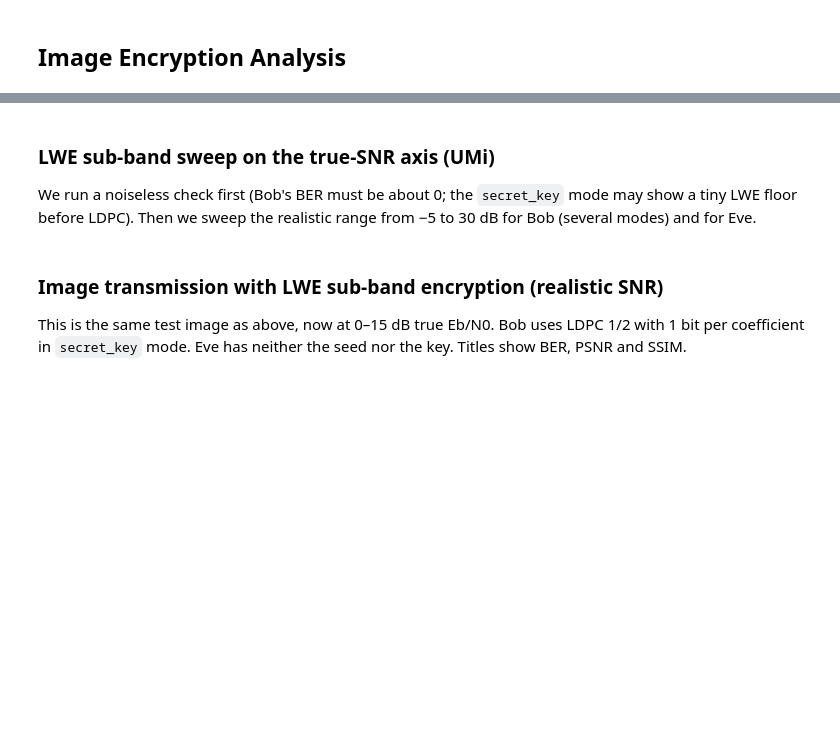
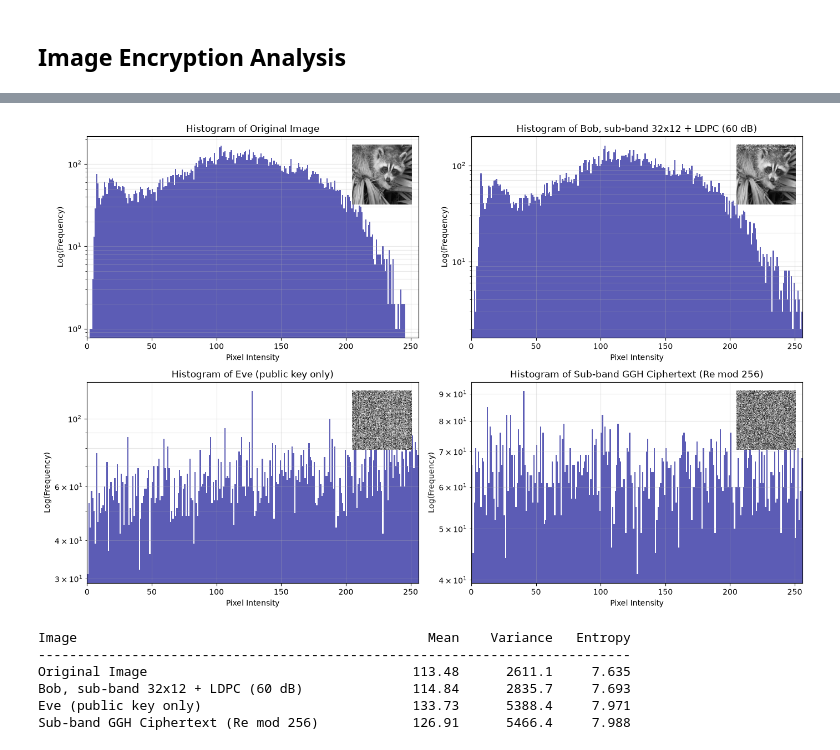
Before and after one commit to DanielGrahamB/pqc-research, a Jupyter notebook: PQC_MIMO_Simulations_subband.ipynb, the cells around one changed output, grey strips where cells are left out. Cells and saved outputs as stored; diff of their text form; code cells hidden in the pictures; blank space fills up the shorter version.

```diff
--- a/PQC_MIMO_Simulations_subband.ipynb
+++ b/PQC_MIMO_Simulations_subband.ipynb
@@ -1539,4 +1388,0 @@ class LWESubbandModel(Model):
-# %% [markdown]
-### LWE sub-band sweep on the true-SNR axis (UMi)
-
-We run a noiseless check first (Bob's BER must be about 0; the `secret_key` mode may show a tiny LWE floor before LDPC). Then we sweep the realistic range from −5 to 30 dB for Bob (several modes) and for Eve.
@@ -1593,4 +1388,0 @@ for label, *_ in LWE_CONFIGS:
-# %% [markdown]
-### Image transmission with LWE sub-band encryption (realistic SNR)
-
-This is the same test image as above, now at 0–15 dB true Eb/N0. Bob uses LDPC 1/2 with 1 bit per coefficient in `secret_key` mode. Eve has neither the seed nor the key. Titles show BER, PSNR and SSIM.
@@ -1614,0 +1389,66 @@ plt.tight_layout(); plt.show()
+# %%
+# ============================================================
+# Histograms for the SUB-BAND 32x12 + LDPC version
+# Run AFTER the sub-band image transmission cell.
+# ============================================================
+EBNO_HIST = 120 if TRUE_SNR else 60
+
+m = SubbandModel("umi", band_width=32, band_time=12, distinct_bases=True, use_ldpc=True, normalize_power=TRUE_SNR)
+if torch.cuda.is_available(): m.cuda()
+m._channel_model.allocate_topology_tensors(batch_size=16, num_bs=1, num_ut=m._num_ut)
+
+# --- Bob and Eve use the SAME keys (same model, only the decoding basis changes) ---
+bob_sb = np.packbits(send_image_bits(m, bits, EBNO_HIST).astype(np.uint8)).reshape(res, res)
+m._eve = True
+eve_sb = np.packbits(send_image_bits(m, bits, EBNO_HIST).astype(np.uint8)).reshape(res, res)
+m._eve = False
+
+# --- Ciphertext: LDPC encode -> interleave -> QAM -> tiles -> encrypt each tile ---
+with torch.no_grad():
+    k, ntx = m._k, m._num_tx
+    n_batch = 3                                   # 3 x 4 users x 1536 symbols > 128*128 values
+    need = n_batch * ntx * k
+    b_np = np.resize(bits, need)                  # repeat image bits to fill the frames
+    b = torch.tensor(b_np, dtype=torch.float64).reshape(n_batch, ntx, 1, k)
+    if torch.cuda.is_available(): b = b.cuda()
+    c_bits = m._encoder(b)[..., m._ilv.to(b.device)]
+    xt = m._to_tiles(m._mapper(c_bits).to(torch.complex128))
+    cts = []
+    for g in range(m._num_tiles):
+        eng = m._engine(g)
+        eng.B = eng.B.to(device=xt.device, dtype=torch.complex128)
+        cts.append(eng.encrypt(xt[..., g, :].reshape(-1, m._n_sub) * 10**0.5))
+    c_real = torch.cat(cts).real.flatten().cpu().numpy()
+cipher_sb = (np.round(c_real[:res * res]) % 256).astype(np.uint8).reshape(res, res)
+
+# --- Plot + stats (reuses entropy8 from the previous histogram cell) ---
+panels = [
+    ("Original Image",                           img),
+    (f"Bob, sub-band 32x12 + LDPC ({EBNO_HIST} dB)", bob_sb),
+    ("Eve (public key only)",                    eve_sb),
+    ("Sub-band GGH Ciphertext (Re mod 256)",     cipher_sb),
+]
+fig, axes = plt.subplots(2, 2, figsize=(14, 9))
+for ax, (title, im) in zip(axes.ravel(), panels):
+    ax.hist(np.asarray(im).ravel(), bins=256, range=(0, 256), color="#3F3FA8", alpha=0.85)
+    ax.set_yscale("log"); ax.set_xlim(0, 256)
+    ax.set_title("Histogram of " + title, fontsize=12)
+    ax.set_xlabel("Pixel Intensity"); ax.set_ylabel("Log(Frequency)")
+    ax.grid(True, which="both", alpha=0.3)
+    inset = ax.inset_axes([0.80, 0.66, 0.18, 0.30])
+    inset.imshow(im, cmap="gray", vmin=0, vmax=255); inset.axis("off")
+plt.tight_layout(); plt.show()
+
+print(f"{'Image':44s}{'Mean':>10s}{'Variance':>12s}{'Entropy':>10s}")
+print("-" * 76)
+for title, im in panels:
+    a = np.asarray(im, dtype=np.float64)
+    print(f"{title:44s}{a.mean():10.2f}{a.var():12.1f}{entropy8(im):10.3f}")
+# %% [output]
+[figure, added]
+Image                                             Mean    Variance   Entropy
+----------------------------------------------------------------------------
+Original Image                                  113.48      2611.1     7.635
+Bob, sub-band 32x12 + LDPC (60 dB)              114.84      2835.7     7.693
+Eve (public key only)                           133.73      5388.4     7.971
+Sub-band GGH Ciphertext (Re mod 256)            126.91      5466.4     7.988
```
Also changed, not shown: parts of 44 cells of this notebook, 2 other files.
